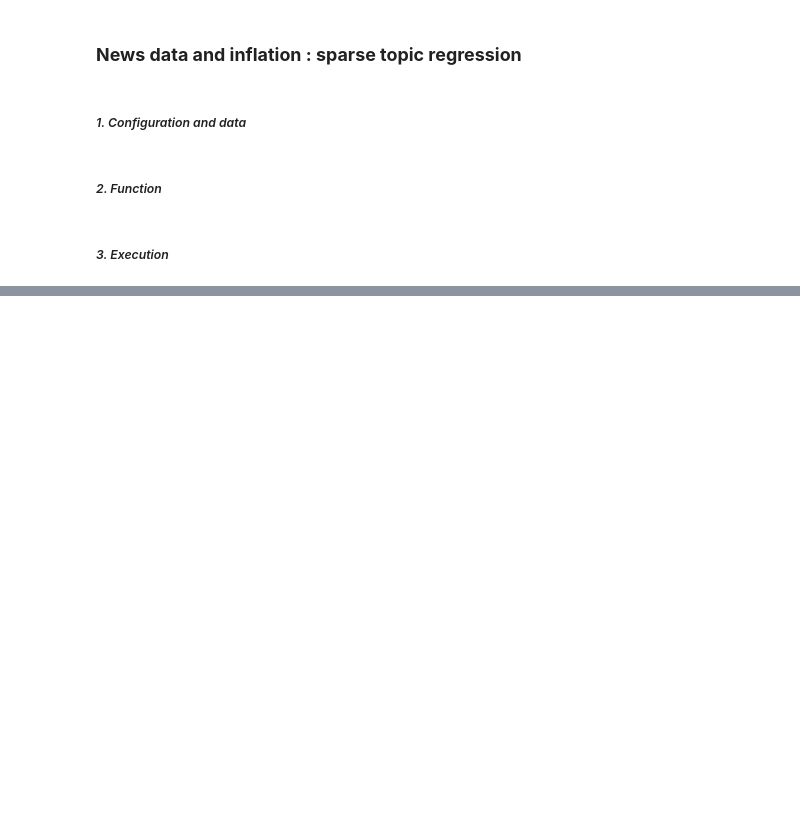
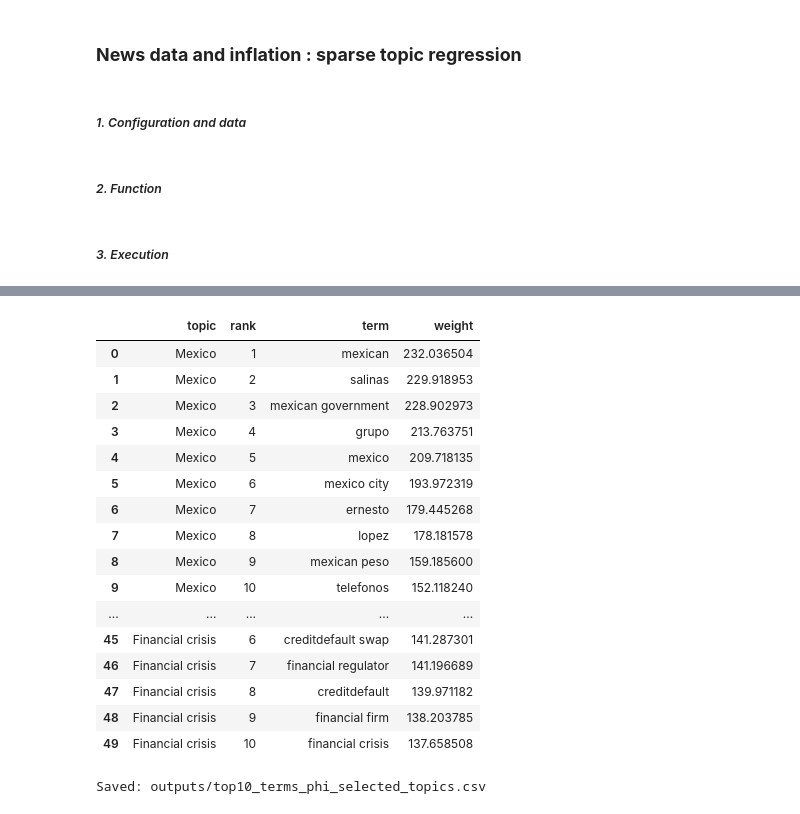
Before and after one commit to carlalucas/macro_ML, a Jupyter notebook: infl_topics.ipynb, the cells around one changed output, grey strips where cells are left out. Drawn from its saved outputs; the diff is of its cells as text; code cells hidden in the pictures; blank space fills up the shorter version.

```diff
--- a/infl_topics.ipynb
+++ b/infl_topics.ipynb
@@ -192,0 +390,67 @@ Out-of-Sample R2 : 0.14
+# %%
+from pathlib import Path
+import pandas as pd
+import difflib
+
+DATA_DIR = Path("data")
+PHI_FILE = DATA_DIR / "phi_scaled.csv"
+topics_wanted = ["Mexico", "Tobacco", "Unions", "Earnings", "Financial crisis"]
+TOPN = 10
+
+phi_raw = pd.read_csv(PHI_FILE)
+
+# Détecte la colonne qui contient le texte du terme (souvent 1ère colonne)
+term_col_candidates = [c for c in phi_raw.columns if c.lower() in ("term", "word", "token", "vocab")]
+term_col = term_col_candidates[0] if term_col_candidates else phi_raw.columns[0]
+
+# Met le terme TEXTE en index (pas un numéro), puis conversion des poids en numériques
+phi = phi_raw.rename(columns={term_col: "term"}).set_index("term")
+phi = phi.apply(pd.to_numeric, errors="coerce")
+
+def closest_topic(name: str, cols, k=5):
+    return difflib.get_close_matches(name, list(cols), n=k, cutoff=0.4)
+
+rows = []
+for topic in topics_wanted:
+    if topic not in phi.columns:
+        close = closest_topic(topic, phi.columns)
+        print(f"[WARN] Topic '{topic}' introuvable. Exemples proches: {close}")
+        continue
+
+    s = phi[topic].dropna().sort_values(ascending=False).head(TOPN)
+
+    out = pd.DataFrame(
+        {
+            "topic": topic,
+            "rank": range(1, len(s) + 1),
+            "term": s.index.astype(str),     # <-- le terme lui-même
+            "weight": s.values,
+        }
+    )
+    rows.append(out)
+
+topwords_df = pd.concat(rows, ignore_index=True) if rows else pd.DataFrame()
+display(topwords_df)
+
+# Optionnel: sauvegarde
+topwords_df.to_csv(cfg.OUT_DIR / "top10_terms_phi_selected_topics.csv", index=False)
+print("Saved:", cfg.OUT_DIR / "top10_terms_phi_selected_topics.csv")
+# %% [output]
+|  | topic | rank | term | weight |
+| 0 | Mexico | 1 | mexican | 232.036504 |
+| 1 | Mexico | 2 | salinas | 229.918953 |
+| 2 | Mexico | 3 | mexican government | 228.902973 |
+| 3 | Mexico | 4 | grupo | 213.763751 |
+| 4 | Mexico | 5 | mexico | 209.718135 |
+| 5 | Mexico | 6 | mexico city | 193.972319 |
+| 6 | Mexico | 7 | ernesto | 179.445268 |
+| 7 | Mexico | 8 | lopez | 178.181578 |
+| 8 | Mexico | 9 | mexican peso | 159.185600 |
+| 9 | Mexico | 10 | telefonos | 152.118240 |
+| ... | ... | ... | ... | ... |
+| 45 | Financial crisis | 6 | creditdefault swap | 141.287301 |
+| 46 | Financial crisis | 7 | financial regulator | 141.196689 |
+| 47 | Financial crisis | 8 | creditdefault | 139.971182 |
+| 48 | Financial crisis | 9 | financial firm | 138.203785 |
+| 49 | Financial crisis | 10 | financial crisis | 137.658508 |
+Saved: outputs/top10_terms_phi_selected_topics.csv
```
Also changed, not shown: parts of 30 cells of this notebook, 23 other files.
